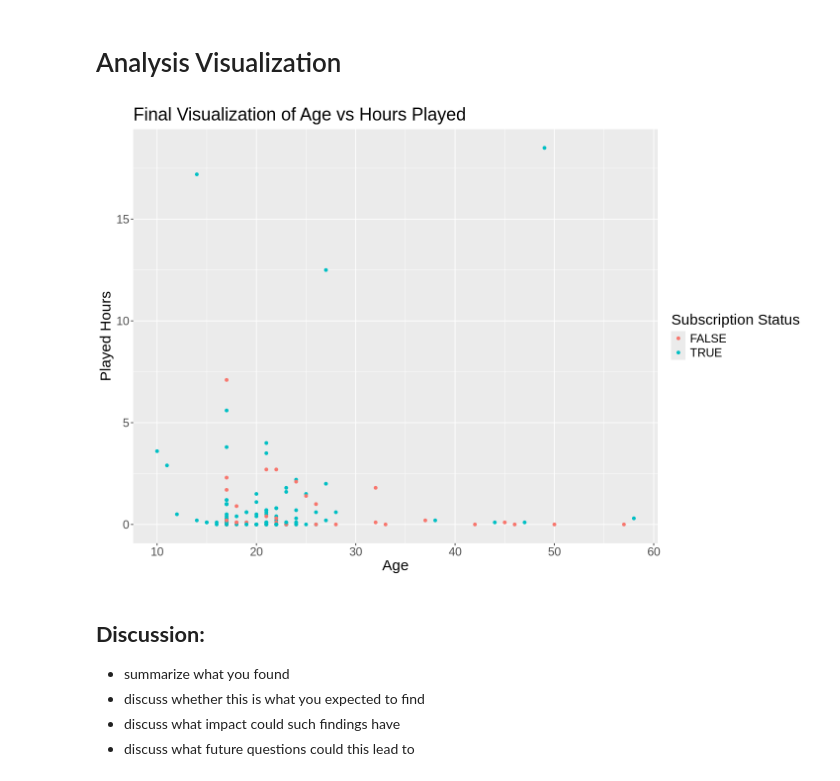
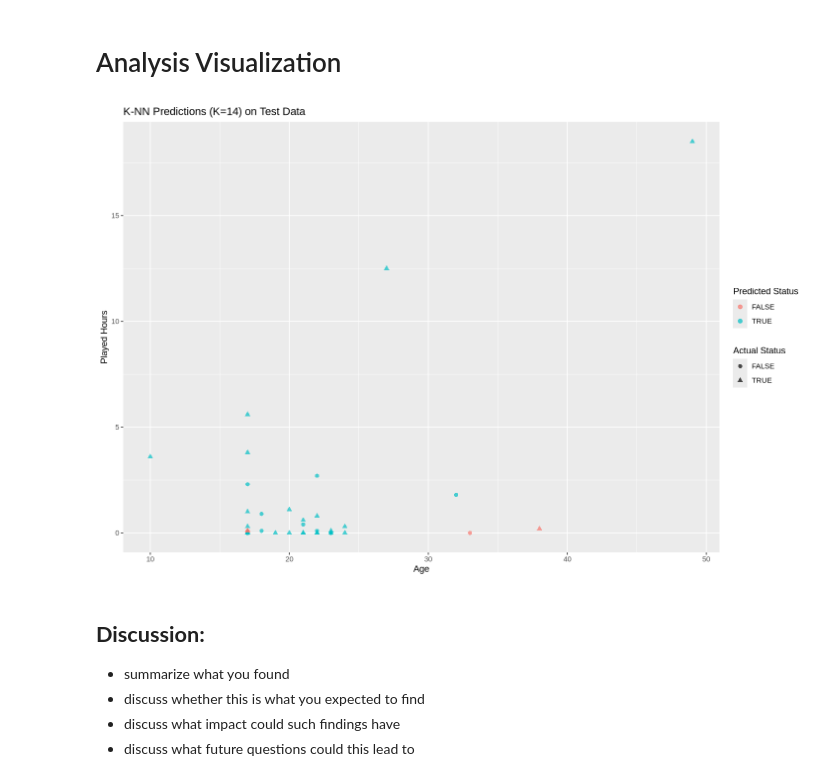
Before and after one commit to ilin27/dsci-100-group-project, a Jupyter notebook: final_project_report_group_7.ipynb, the cells around one changed output. Drawn from its saved outputs; the diff is of its cells as text; code cells hidden in the pictures.

Commit message:
additions to data analysis
found the best K value and used it for the final model + new visualization

```diff
--- a/final_project_report_group_7.ipynb
+++ b/final_project_report_group_7.ipynb
@@ -323,0 +327,23 @@ knn_metrics <- collect_metrics(knn_tune)
+# %%
+# training final model updated with the best K value (13)
+knn_spec_final <- nearest_neighbor(weight_func = "rectangular", neighbors = 13) |>
+  set_engine("kknn") |>
+  set_mode("classification")
+
+# fit the final workflow to the training data
+knn_fit <- workflow() |>
+  add_recipe(players_recipe) |>
+  add_model(knn_spec_final) |>
+  fit(data = players_train)
+# %%
+# use the trained model to predict labels for the test set
+players_pred <- predict(knn_fit, new_data = players_test)
+
+# combine predictions with test data
+players_results <- bind_cols(players_test, players_pred)
+
+# calculate the accuracy
+metrics(players_results, truth = subscribe, estimate = .pred_class)
+
+# confusion matrix
+conf_mat(players_results, truth = subscribe, estimate = .pred_class)
@@ -325,18 +361,15 @@ knn_metrics <- collect_metrics(knn_tune)
 # Analysis Visualization
 # %%
 # visualization
-options(repr.plot.width = 12, repr.plot.height = 8)
-
-final_players_plot <- ggplot(clean_players, aes(x = Age, y = played_hours, color = subscribe)) +
-    geom_point() +
-    labs(x = "Age",
-         y = "Played Hours",
-         color = "Subscription Status") +
-    ggtitle("Final Visualization of Age vs Hours Played") +
-    theme(text = element_text(size = 18))
-final_players_plot
+ggplot(players_results, aes(x = Age, y = played_hours, color = .pred_class, shape = subscribe)) +
+  geom_point(alpha = 0.7, size = 2) +
+  labs(title = "K-NN Predictions (K=14) on Test Data",
+       x = "Age",
+       y = "Played Hours",
+       color = "Predicted Status",
+       shape = "Actual Status")
 # %% [output]
-[figure, old version]
+[figure, new version]
 # %% [markdown]
 **Discussion:**
 -
```
Also changed, not shown: parts of 3 cells of this notebook.
